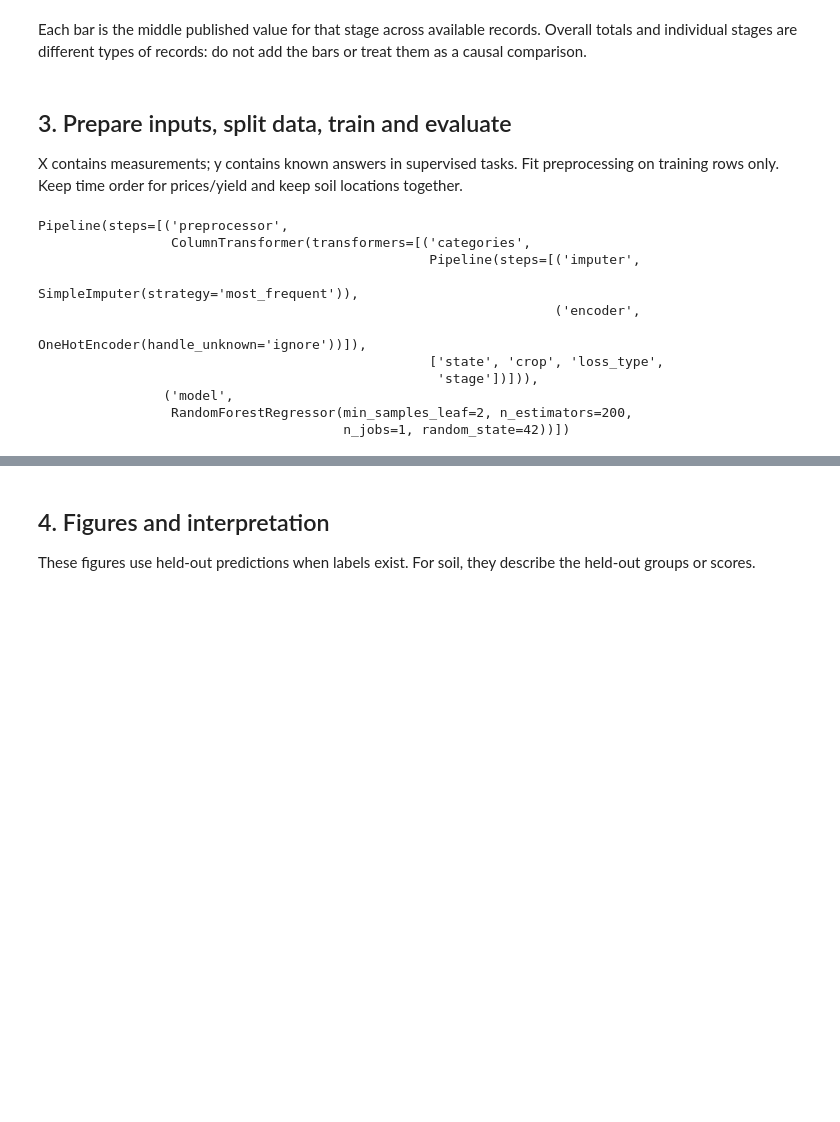
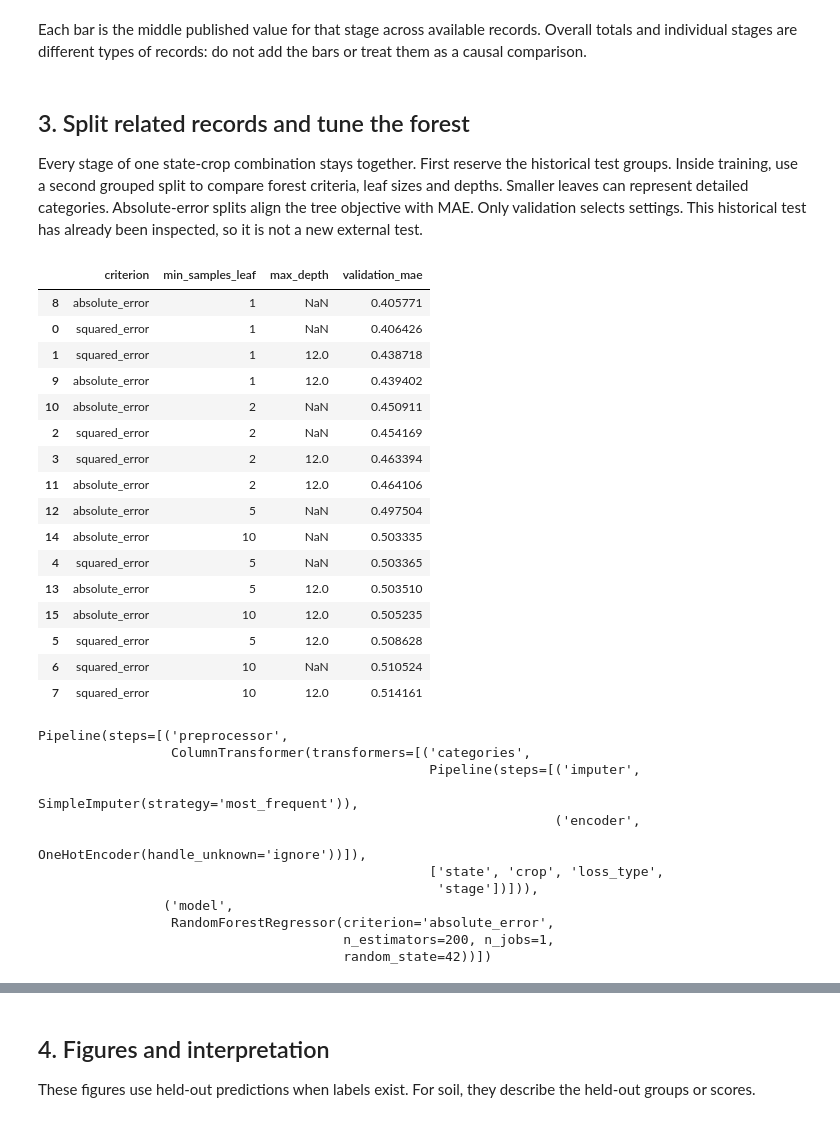
Before and after one commit to AnnuHooda08/AgriOptima-Project, a Jupyter notebook: models/04_post_harvest_loss.ipynb, the cells around one changed output, grey strips where cells are left out. Cells and saved outputs as stored; diff of their text form; code cells hidden in the pictures; blank space fills up the shorter version.

```diff
--- a/models/04_post_harvest_loss.ipynb
+++ b/models/04_post_harvest_loss.ipynb
@@ -59,8 +59,8 @@ plt.show()
 # %% [markdown]
 Each bar is the middle published value for that stage across available records. Overall totals and individual stages are different types of records: do not add the bars or treat them as a causal comparison.
 # %% [markdown]
-## 3. Prepare inputs, split data, train and evaluate
-X contains measurements; y contains known answers in supervised tasks. Fit preprocessing on training rows only. Keep time order for prices/yield and keep soil locations together.
+## 3. Split related records and tune the forest
+Every stage of one state-crop combination stays together. First reserve the historical test groups. Inside training, use a second grouped split to compare forest criteria, leaf sizes and depths. Smaller leaves can represent detailed categories. Absolute-error splits align the tree objective with MAE. Only validation selects settings. This historical test has already been inspected, so it is not a new external test.
 # %%
 
 from pathlib import Path
@@ -84,18 +84,56 @@ test = data.iloc[test_indices]
 # %%
 # 3. Turn text categories into numbers and train the forest.
 text_steps = Pipeline(
     [
         ("imputer", SimpleImputer(strategy="most_frequent")),
         ("encoder", OneHotEncoder(handle_unknown="ignore")),
     ]
 )
 preparation = ColumnTransformer([("categories", text_steps, features)])
 forest = RandomForestRegressor(
     n_estimators=200, min_samples_leaf=2, random_state=42, n_jobs=1
 )
 model = Pipeline([("preprocessor", preparation), ("model", forest)])
-model.fit(train[features], train["loss_percentage"])
+# Tune only inside the training groups. The historical test stays separate.
+from sklearn.base import clone
+inner = GroupShuffleSplit(n_splits=1, test_size=0.25, random_state=17)
+fit_indices, validation_indices = next(inner.split(train, groups=groups.iloc[train_indices]))
+fit_data = train.iloc[fit_indices]
+validation_data = train.iloc[validation_indices]
+candidates = []
+for criterion in ['squared_error', 'absolute_error']:
+    for leaf in [1, 2, 5, 10]:
+        for depth in [None, 12]:
+            candidate = clone(model).set_params(model__criterion=criterion,
+                model__min_samples_leaf=leaf, model__max_depth=depth)
+            candidate.fit(fit_data[features], fit_data['loss_percentage'])
+            error = mean_absolute_error(validation_data['loss_percentage'], candidate.predict(validation_data[features]))
+            candidates.append({'criterion': criterion, 'min_samples_leaf': leaf,
+                'max_depth': depth, 'validation_mae': error})
+tuning = pd.DataFrame(candidates)
+display(tuning.sort_values('validation_mae'))
+best = min(candidates, key=lambda row: row['validation_mae'])
+model.set_params(model__criterion=best['criterion'], model__min_samples_leaf=best['min_samples_leaf'],
+    model__max_depth=best['max_depth'])
+model.fit(train[features], train['loss_percentage'])
 # %% [output]
+|  | criterion | min_samples_leaf | max_depth | validation_mae |
+| 8 | absolute_error | 1 | NaN | 0.405771 |
+| 0 | squared_error | 1 | NaN | 0.406426 |
+| 1 | squared_error | 1 | 12.0 | 0.438718 |
+| 9 | absolute_error | 1 | 12.0 | 0.439402 |
+| 10 | absolute_error | 2 | NaN | 0.450911 |
+| 2 | squared_error | 2 | NaN | 0.454169 |
+| 3 | squared_error | 2 | 12.0 | 0.463394 |
+| 11 | absolute_error | 2 | 12.0 | 0.464106 |
+| 12 | absolute_error | 5 | NaN | 0.497504 |
+| 14 | absolute_error | 10 | NaN | 0.503335 |
+| 4 | squared_error | 5 | NaN | 0.503365 |
+| 13 | absolute_error | 5 | 12.0 | 0.503510 |
+| 15 | absolute_error | 10 | 12.0 | 0.505235 |
+| 5 | squared_error | 5 | 12.0 | 0.508628 |
+| 6 | squared_error | 10 | NaN | 0.510524 |
+| 7 | squared_error | 10 | 12.0 | 0.514161 |
 Pipeline(steps=[('preprocessor',
                  ColumnTransformer(transformers=[('categories',
                                                   Pipeline(steps=[('imputer',
@@ -105,8 +143,9 @@ Pipeline(steps=[('preprocessor',
                                                   ['state', 'crop', 'loss_type',
                                                    'stage'])])),
                 ('model',
-                 RandomForestRegressor(min_samples_leaf=2, n_estimators=200,
-                                       n_jobs=1, random_state=42))])
+                 RandomForestRegressor(criterion='absolute_error',
+                                       n_estimators=200, n_jobs=1,
+                                       random_state=42))])
 # %%
 # 4. Compare with a constant prediction equal to the training median loss.
 predictions = model.predict(test[features])
```
Also changed, not shown: parts of 5 cells of this notebook, 25 other files.
